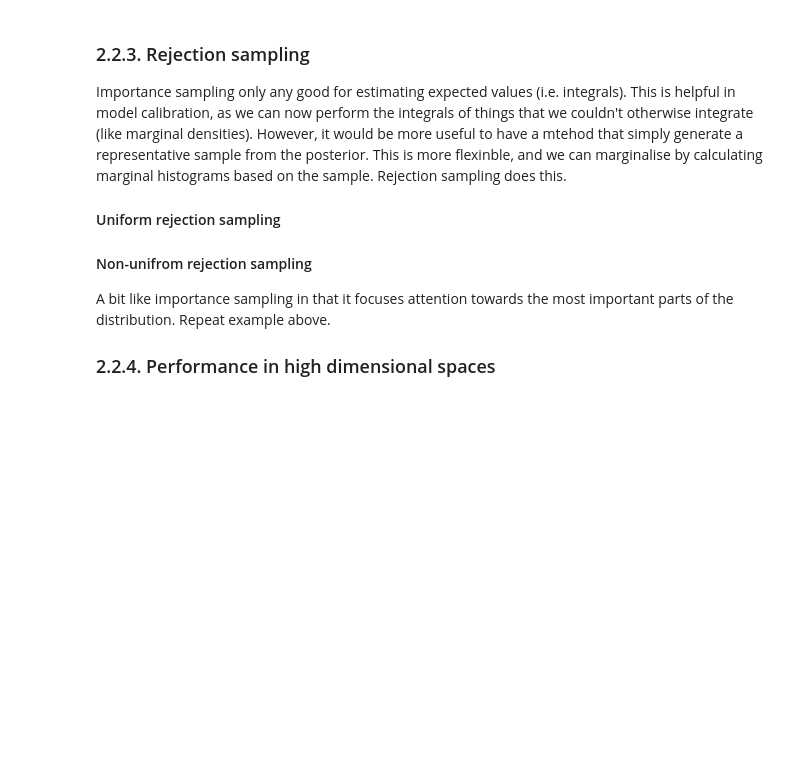
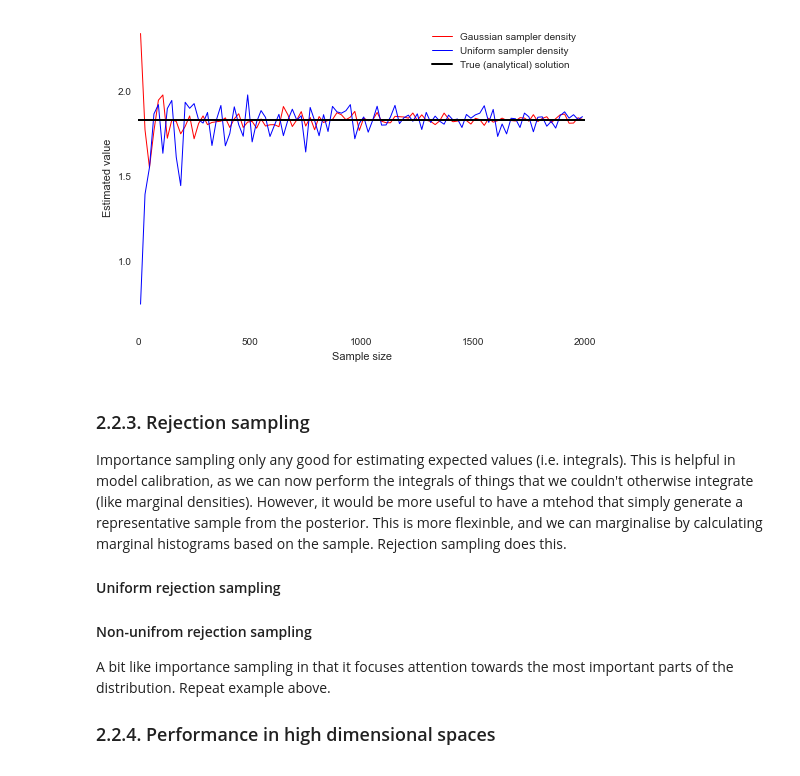
Before and after one commit to JamesSample/enviro_mod_notes, a Jupyter notebook: notebooks/03_Monte_Carlo.ipynb, the cells around one changed output. Saved outputs shown, nothing was run; the diff lists cells and outputs as text; code cells hidden in the pictures; blank space fills up the shorter version.

```diff
--- a/notebooks/03_Monte_Carlo.ipynb
+++ b/notebooks/03_Monte_Carlo.ipynb
@@ -179,3 +244,42 @@ plt.show()
+# %%
+# Importance sampling
+# Try a variety of different sample sizes
+samp_sizes = range(10, 2000, 20)
+
+# Lists to store results
+unif_est = []
+norm_est = []
+
+# Loop over sample sizes
+for item in samp_sizes:
+    # Draw the desired number of samples from the sampler densities
+    uni_samp = unif.rvs(item)
+    norm_samp = norm.rvs(item)
+
+    # Evaluate p_i and f_i for uniform sampler density
+    p_i_uni = unif.pdf(uni_samp)
+    f_i_uni = f(uni_samp)
+
+    # Expected value from uniform density
+    exptd_uni = (f_i_uni/p_i_uni).mean()
+    unif_est.append(exptd_uni)
+
+    # Repeat for Gaussian sampler density
+    p_i_norm = norm.pdf(norm_samp)
+    f_i_norm = f(norm_samp)
+    exptd_norm = (f_i_norm/p_i_norm).mean()
+    norm_est.append(exptd_norm)
+
+# Plot results based on different sample sizes and sampler densities
+plt.plot(samp_sizes, norm_est, 'r-', lw=1, label='Gaussian sampler density')
+plt.plot(samp_sizes, unif_est, 'b-', lw=1, label='Uniform sampler density')
+plt.axhline(true_val, lw=2, color='k', label='True (analytical) solution')
+plt.xlabel('Sample size')
+plt.ylabel('Estimated value')
+plt.legend(loc='best')
+plt.show()
+# %% [output]
+[figure, added]
 # %% [markdown]
 ### 2.2.3. Rejection sampling
 
```
Also changed, not shown: parts of 10 cells of this notebook.
